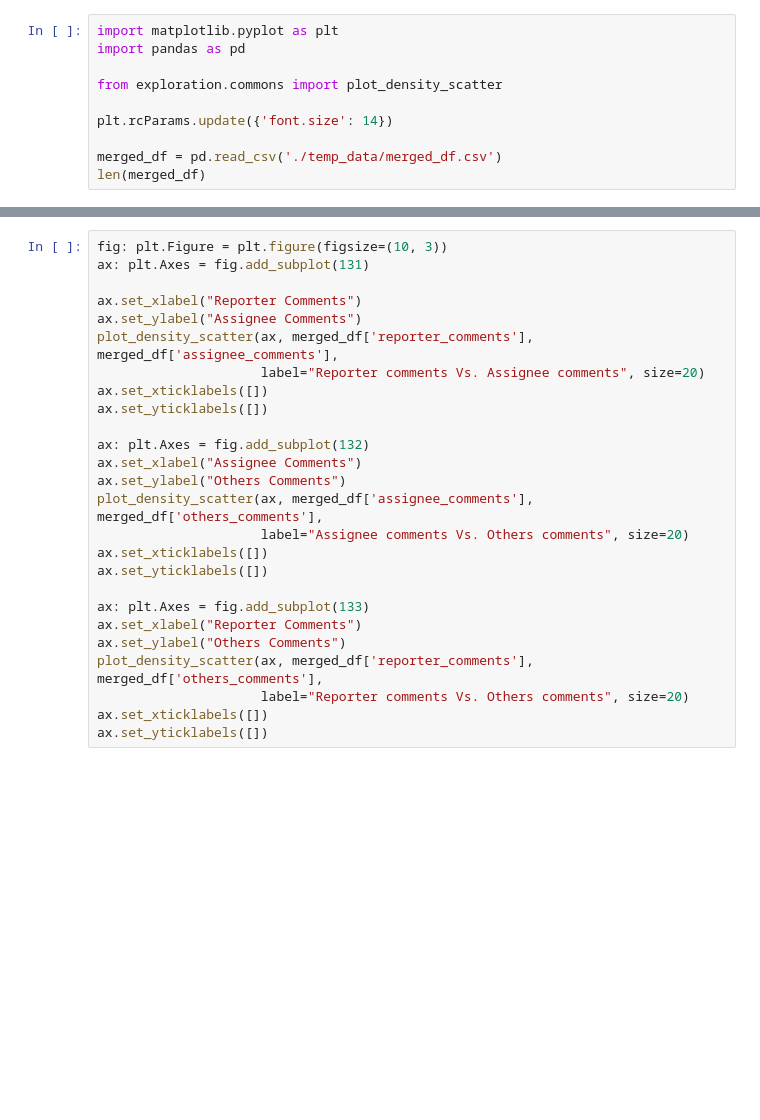
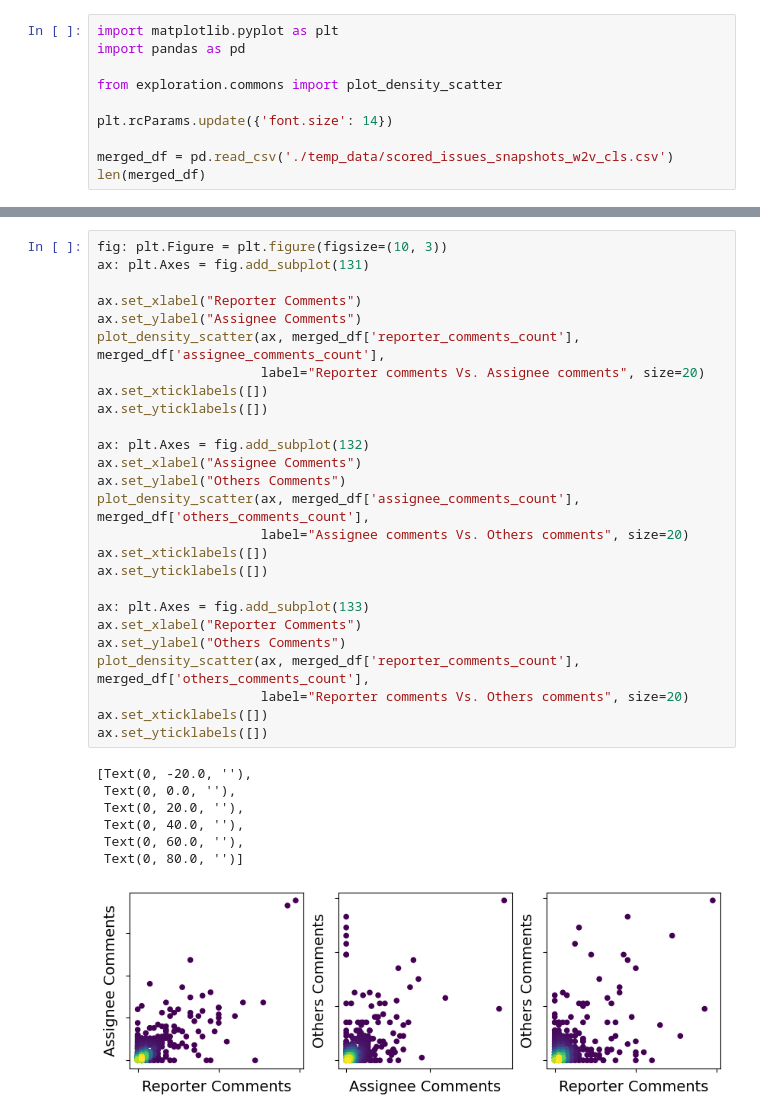
Before and after one commit to mohammadabdellatif/toward-performance-appraisal-automation-thesis, a Jupyter notebook: merged_dataset_exploration.ipynb, the cells around one changed output, grey strips where cells are left out. Drawn from its saved outputs; the diff is of its cells as text; blank space fills up the shorter version.

```diff
--- a/merged_dataset_exploration.ipynb
+++ b/merged_dataset_exploration.ipynb
@@ -6,5 +6,5 @@ from exploration.commons import plot_density_scatter
 
 plt.rcParams.update({'font.size': 14})
 
-merged_df = pd.read_csv('./temp_data/merged_df.csv')
+merged_df = pd.read_csv('./temp_data/scored_issues_snapshots_w2v_cls.csv')
 len(merged_df)
@@ -29,29 +50,37 @@ merged_df[['others_comments','reporter_comments','assignee_comments',
 # %%
 fig: plt.Figure = plt.figure(figsize=(10, 3))
 ax: plt.Axes = fig.add_subplot(131)
 
 ax.set_xlabel("Reporter Comments")
 ax.set_ylabel("Assignee Comments")
-plot_density_scatter(ax, merged_df['reporter_comments'], merged_df['assignee_comments'],
+plot_density_scatter(ax, merged_df['reporter_comments_count'], merged_df['assignee_comments_count'],
                      label="Reporter comments Vs. Assignee comments", size=20)
 ax.set_xticklabels([])
 ax.set_yticklabels([])
 
 ax: plt.Axes = fig.add_subplot(132)
 ax.set_xlabel("Assignee Comments")
 ax.set_ylabel("Others Comments")
-plot_density_scatter(ax, merged_df['assignee_comments'], merged_df['others_comments'],
+plot_density_scatter(ax, merged_df['assignee_comments_count'], merged_df['others_comments_count'],
                      label="Assignee comments Vs. Others comments", size=20)
 ax.set_xticklabels([])
 ax.set_yticklabels([])
 
 ax: plt.Axes = fig.add_subplot(133)
 ax.set_xlabel("Reporter Comments")
 ax.set_ylabel("Others Comments")
-plot_density_scatter(ax, merged_df['reporter_comments'], merged_df['others_comments'],
+plot_density_scatter(ax, merged_df['reporter_comments_count'], merged_df['others_comments_count'],
                      label="Reporter comments Vs. Others comments", size=20)
 ax.set_xticklabels([])
 ax.set_yticklabels([])
+# %% [output]
+[Text(0, -20.0, ''),
+ Text(0, 0.0, ''),
+ Text(0, 20.0, ''),
+ Text(0, 40.0, ''),
+ Text(0, 60.0, ''),
+ Text(0, 80.0, '')]
+[figure, added]
 # %%
 fig: plt.Figure = plt.figure(figsize=(6, 6))
 
```
Also changed, not shown: parts of 5 cells of this notebook, 1 other file.
